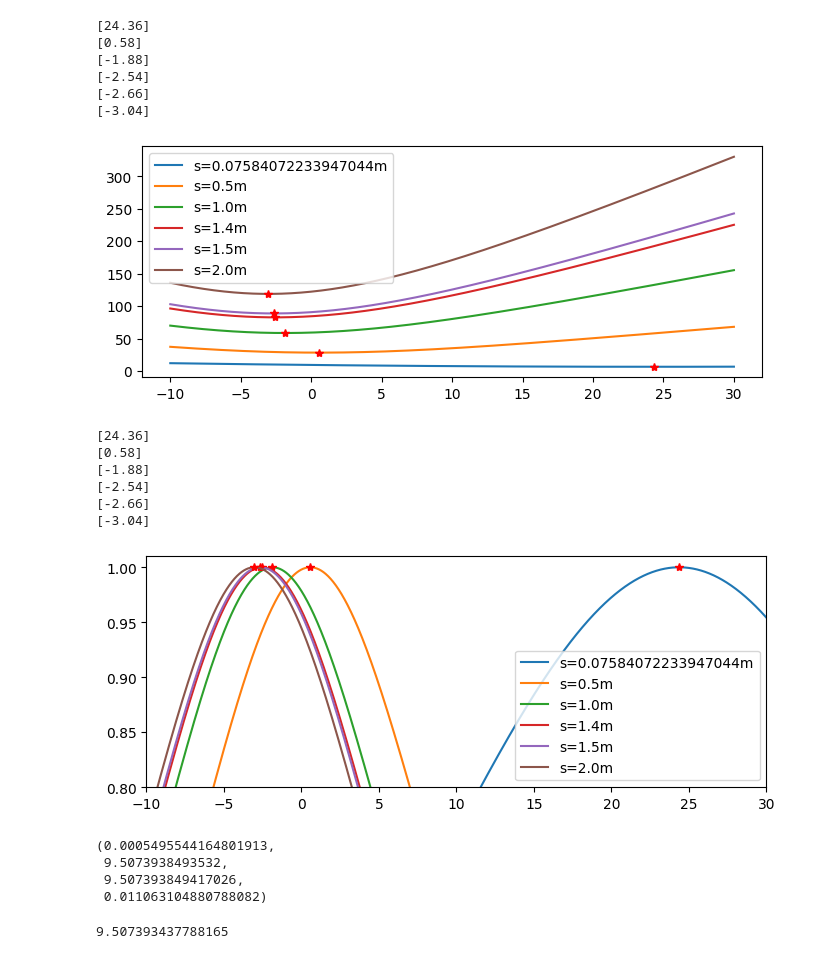
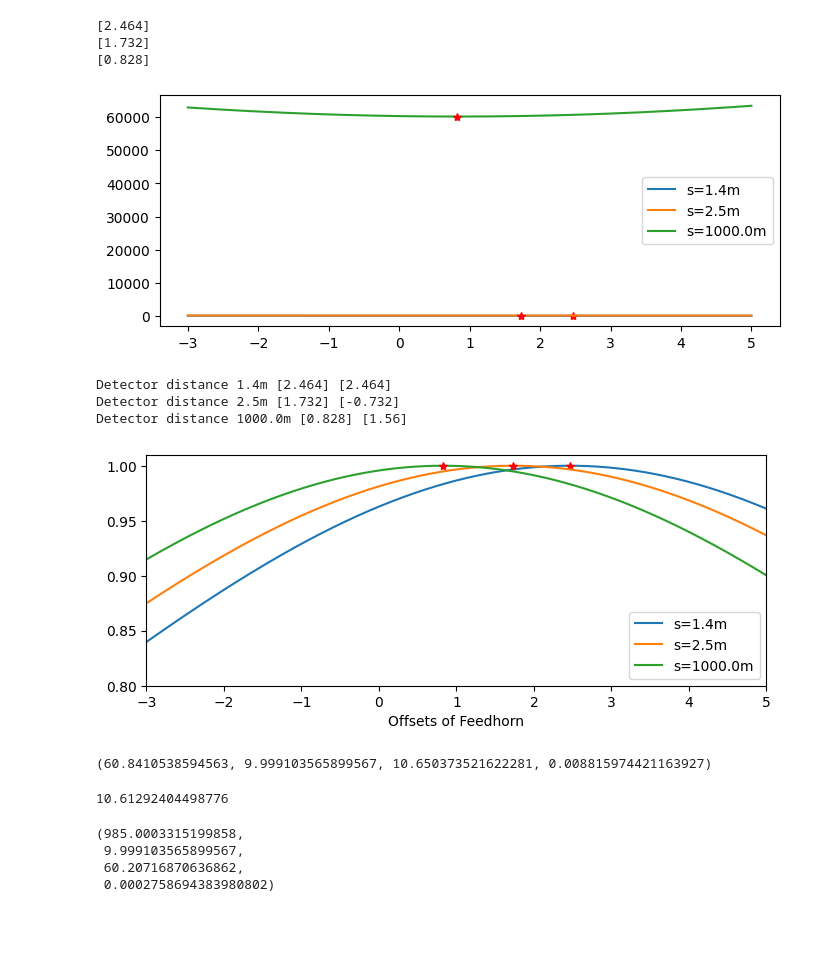
Before and after one commit to XiaodongRencologne/GaussianOptics, a Jupyter notebook: CHAMP_Test.ipynb, the cells around one changed output. Drawn from its saved outputs; the diff is of its cells as text; code cells hidden in the pictures; blank space fills up the shorter version.

```diff
--- a/CHAMP_Test.ipynb
+++ b/CHAMP_Test.ipynb
@@ -8,10 +8,11 @@ c=299792458*1000
 freq=158.333*10**9
 Lambda1=c/freq
 win2=2.74925
-din2=31.0865
+#win2=2.2
+din2=26.0865
 f2=70.2857
 P2=ThinLens(win2, din2, f2, Lambda1)
-win1=0.464*3
+
 din1=74.501
 f1=74.0689
 P1=ThinLens(P2['wout'], din1, f1, Lambda1)
@@ -40,12 +42,12 @@ def scan_Rx(dz,distance=1000):
     P_s=P_s/P_s.max()
     return D, W_out, W_s, P_s
 # %%
-z=np.linspace(-10,30,2001)
+z=np.linspace(-3,5,2001)
 D1,W1,Ws1,Power1=scan_Rx(z)
 D1_4,W1_4,Ws1_4,Power1_4=scan_Rx(z,distance=1400)
 D2,W2,Ws2,Power2=scan_Rx(z,distance=2000)
 # %%
-D_source=[75.84072233947043,500,1000,1400,1500,2000,]
+D_source=[1400,2500,1000000]
 fig=plt.figure(figsize=(8,3))
 for item in D_source:
     D,W,Ws,Ps=scan_Rx(z,distance=item)
@@ -57,43 +59,44 @@ for item in D_source:
 plt.legend()
 plt.show()
 # %% [output]
-[24.36]
-[0.58]
-[-1.88]
-[-2.54]
-[-2.66]
-[-3.04]
+[2.464]
+[1.732]
+[0.828]
-[figure, old version]
+[figure, new version]
 # %%
 fig=plt.figure(figsize=(8,3))
 '''Beam power in detector'''
+dZ=0
 for item in D_source:
     D,W,Ws,Ps=scan_Rx(z,distance=item)
     '''Beam power in detector'''
     plt.plot(z,Ps,label='s='+str(item/1000)+'m')
     NN=np.where(Ps==1.0)
-    print(z[NN])
+    dZ=z[NN]-dZ
+    print('Detector distance '+str(item/1000)+'m',z[NN],dZ)
     plt.plot(z[NN],1.0,'r*')
 plt.ylim([0.8,1.01])
 plt.xlim([z.min(),z.max()])
 plt.legend()
+plt.xlabel('Offsets of Feedhorn')
 plt.show()
 # %% [output]
-[24.36]
-[0.58]
-[-1.88]
-[-2.54]
-[-2.66]
-[-3.04]
+Detector distance 1.4m [2.464] [2.464]
+Detector distance 2.5m [1.732] [-0.732]
+Detector distance 1000.0m [0.828] [1.56]
-[figure, old version]
+[figure, new version]
 # %%
 p_w(0,75.84072233947043)
 # %% [output]
-(0.0005495544164801913,
- 9.5073938493532,
- 9.507393849417026,
- 0.011063104880788082)
+(60.8410538594563, 9.999103565899567, 10.650373521622281, 0.008815974421163927)
 # %%
 P1['wout']
 # %% [output]
-9.507393437788165
+10.61292404498776
+# %%
+p_w(0,1000)
+# %% [output]
+(985.0003315199858,
+ 9.999103565899567,
+ 60.20716870636862,
+ 0.0002758694383980802)
```
Also changed, not shown: parts of 1 cell of this notebook.
